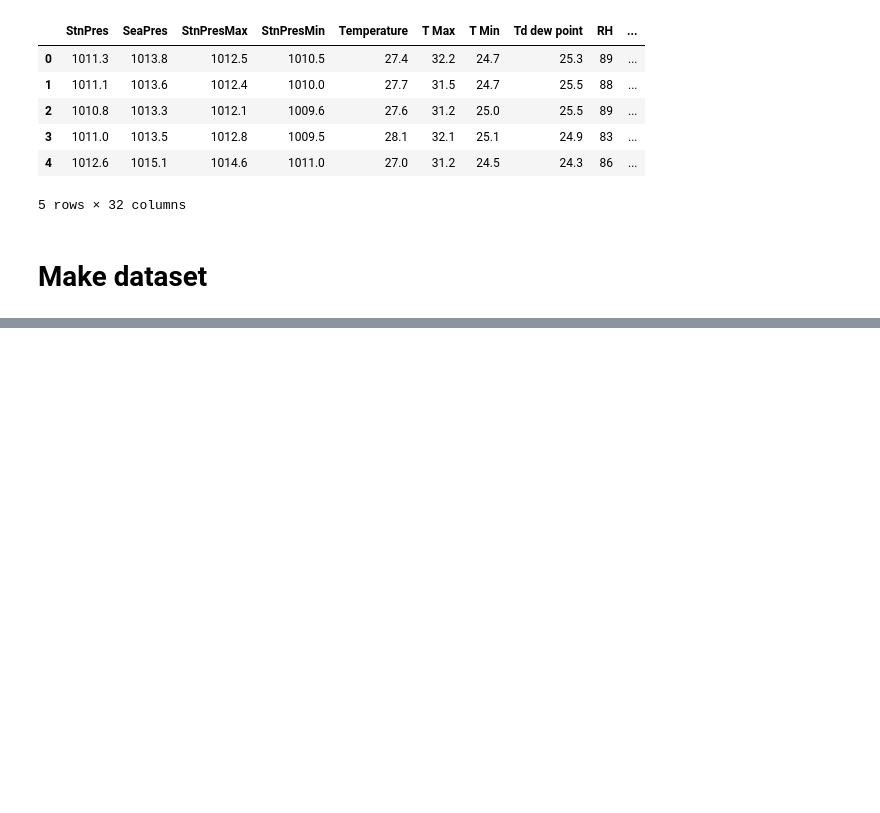
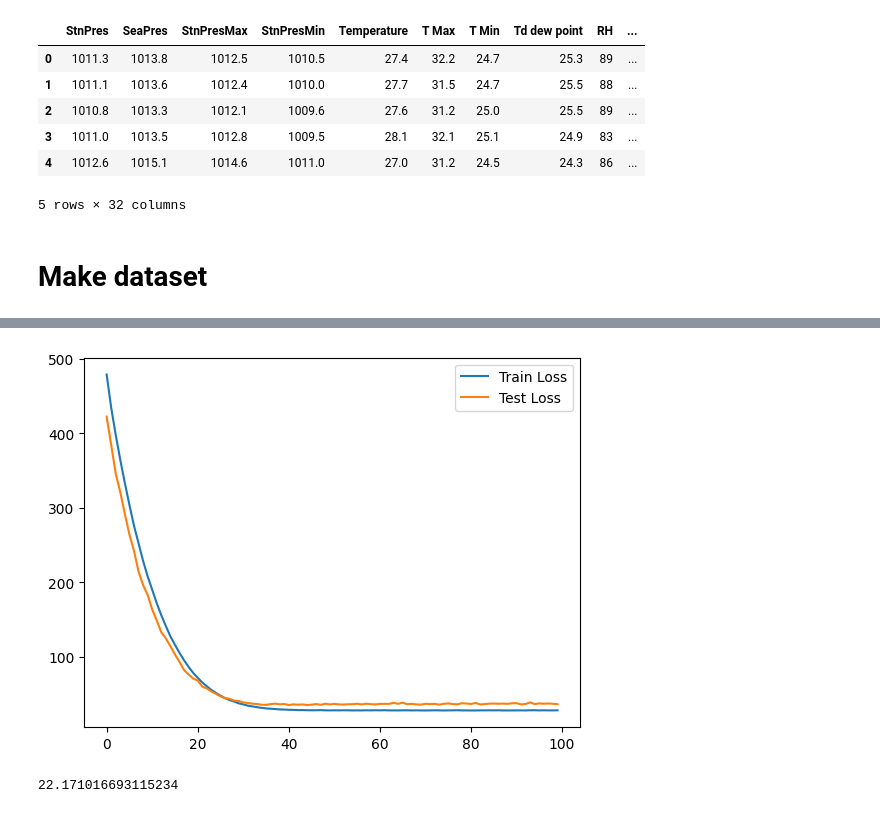
Before and after one commit to hibana2077/do-shi-weather-you, a Jupyter notebook: src/lab/main.ipynb, the cells around one changed output, grey strips where cells are left out. Saved outputs shown, nothing was run; the diff lists cells and outputs as text; code cells hidden in the pictures; blank space fills up the shorter version.

```diff
--- a/src/lab/main.ipynb
+++ b/src/lab/main.ipynb
@@ -80,3 +82,7 @@ test_size = len(dataset) - train_size
 train_dataset, test_dataset = random_split(dataset, [train_size, test_size])
 train_dataloader = DataLoader(train_dataset, batch_size=BATCH_SIZE, shuffle=True)
 test_dataloader = DataLoader(test_dataset, batch_size=BATCH_SIZE, shuffle=True)
+# %%
+for idx,(features, target) in enumerate(train_dataloader):
+    print(f"Input Shape: {features.shape}, Target Shape: {target.shape}")
+    break
@@ -82,0 +91,29 @@ test_dataloader = DataLoader(test_dataset, batch_size=BATCH_SIZE, shuffle=True)
+# %%
+# Model
+# class WeatherModel(nn.Module):
+#     def __init__(self, input_size, hidden_size, output_size):
+#         super(WeatherModel, self).__init__()
+#         self.lstm = nn.LSTM(input_size, hidden_size, batch_first=True)
+#         self.fc = nn.Linear(hidden_size, output_size)
+
+#     def forward(self, x):
+#         x, _ = self.lstm(x)
+#         x = self.fc(x[:, -1])
+#         return x
+
+class WeatherModel(nn.Module):
+    def __init__(self, input_size, hidden_size, output_size):
+        super(WeatherModel, self).__init__()
+        self.transformer = nn.Transformer(d_model=input_size, nhead=8, num_encoder_layers=6, num_decoder_layers=6, dim_feedforward=512, dropout=0.1)
+        self.fc = nn.Linear(input_size, output_size)
+
+    def forward(self, x):
+        x = self.transformer(x, x)
+        x = self.fc(x)
+        x = x[:, -1]
+        return x
+
+test_input = torch.randn(8, 30, 32)
+model = WeatherModel(32, 64, 1)
+out = model(test_input)
+print(out.shape)
@@ -139,0 +185,21 @@ for epoch in range(EPOCHS):
+# %%
+# plot
+plt.plot(train_losses, label='Train Loss')
+plt.plot(test_losses, label='Test Loss')
+plt.legend()
+plt.show()
+# %% [output]
+[figure, added]
+# %%
+# predict
+def predict(model, df, window_size=30):
+    model.eval()
+    features = df.iloc[-window_size:].values
+    features = torch.tensor(features).float().to(DEVICE)
+    with torch.no_grad():
+        pred = model(features.unsqueeze(0))
+    return pred.item()
+
+predict(model, df)
+# %% [output]
+22.171016693115234
```
Also changed, not shown: parts of 6 cells of this notebook, 2 other files.
